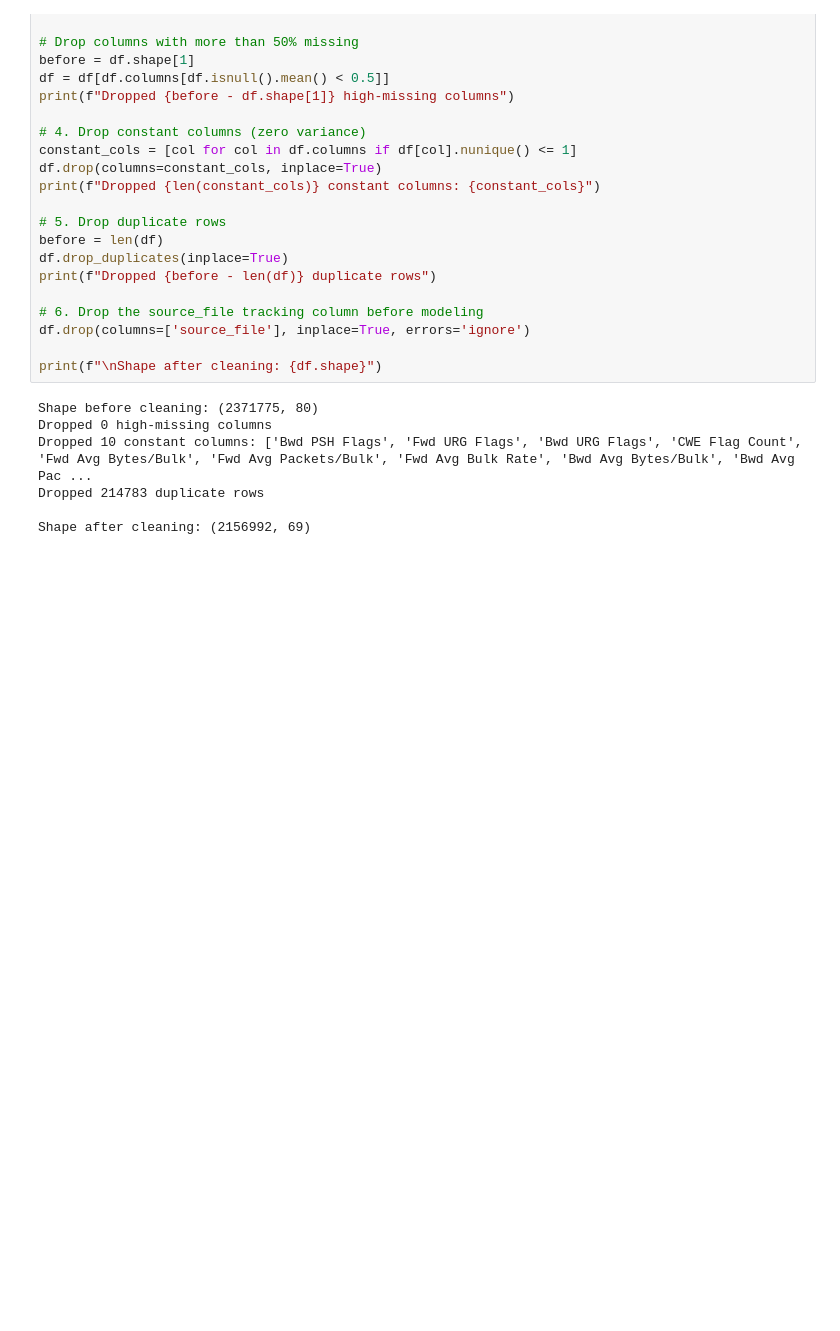
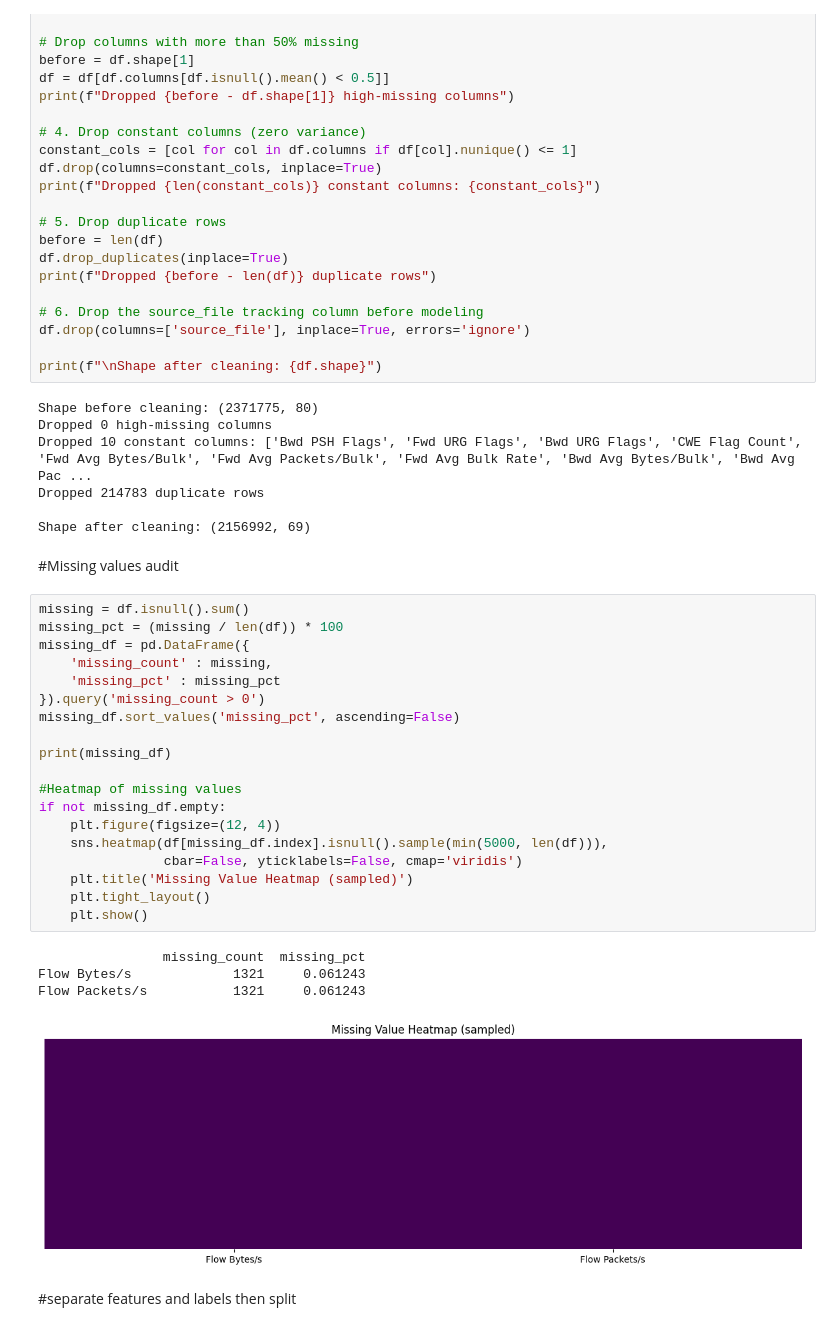
Before and after one commit to GEO-HACK/watchtower, a Jupyter notebook: notebooks/combined_data.ipynb, the cells around one changed output. Cells and saved outputs as stored; diff of their text form; blank space fills up the shorter version.

Commit message:
preprocessing and splitting the dataset

```diff
--- a/notebooks/combined_data.ipynb
+++ b/notebooks/combined_data.ipynb
@@ -159,3 +159,31 @@ Dropped 10 constant columns: ['Bwd PSH Flags', 'Fwd URG Flags', 'Bwd URG Flags',
 Dropped 214783 duplicate rows
 
 Shape after cleaning: (2156992, 69)
+# %% [markdown]
+#Missing values audit
+# %%
+missing = df.isnull().sum()
+missing_pct = (missing / len(df)) * 100
+missing_df = pd.DataFrame({
+    'missing_count' : missing,
+    'missing_pct' : missing_pct
+}).query('missing_count > 0')
+missing_df.sort_values('missing_pct', ascending=False)
+
+print(missing_df)
+
+#Heatmap of missing values
+if not missing_df.empty:
+    plt.figure(figsize=(12, 4))
+    sns.heatmap(df[missing_df.index].isnull().sample(min(5000, len(df))),
+                cbar=False, yticklabels=False, cmap='viridis')
+    plt.title('Missing Value Heatmap (sampled)')
+    plt.tight_layout()
+    plt.show()
+# %% [output]
+                missing_count  missing_pct
+Flow Bytes/s             1321     0.061243
+Flow Packets/s           1321     0.061243
+[figure, added]
+# %% [markdown]
+#separate features and labels then split
```
Also changed, not shown: parts of 1 cell of this notebook.
